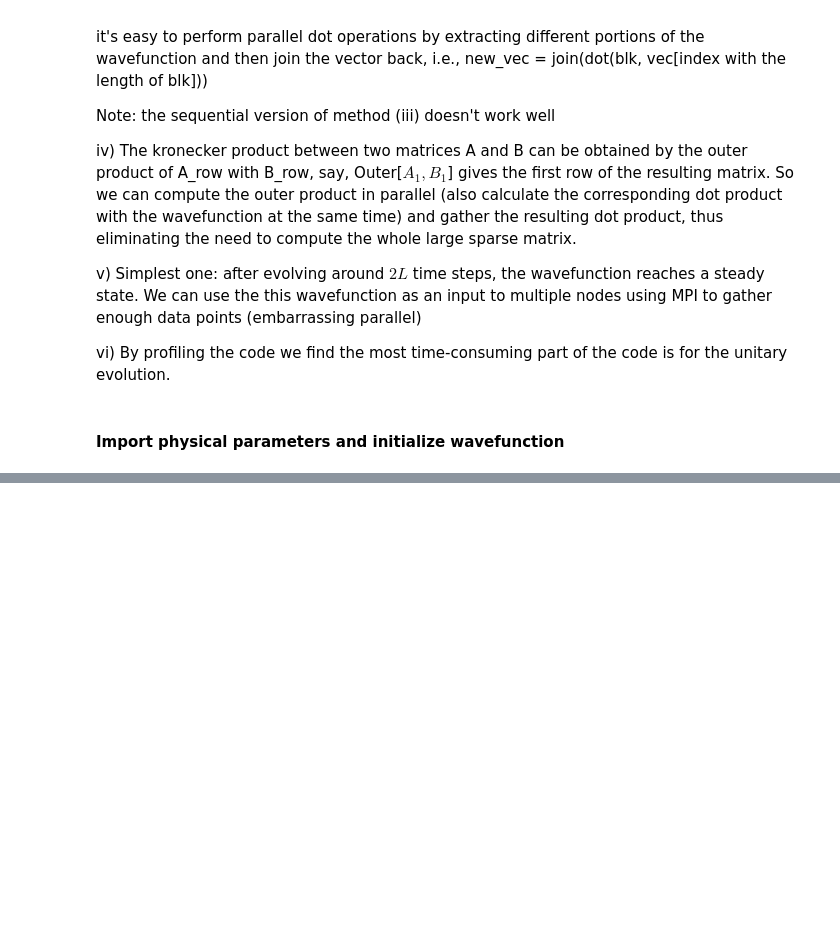
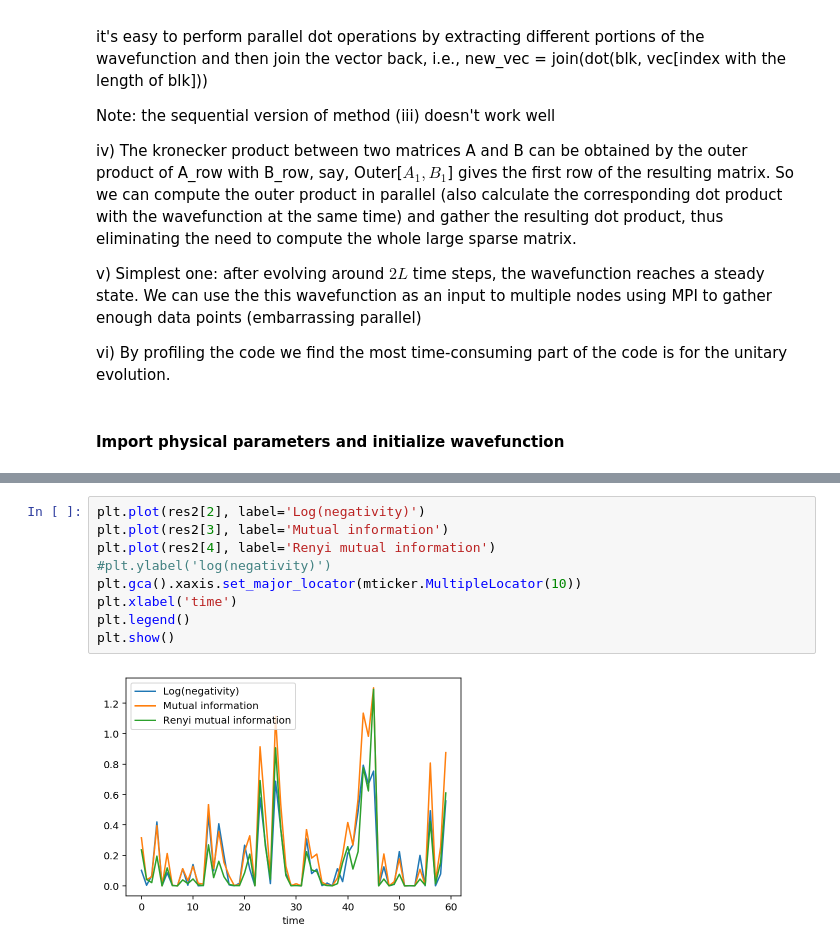
Before and after one commit to empyriumz/Entanglement-Dynamics, a Jupyter notebook: time_evolution.ipynb, the cells around one changed output, grey strips where cells are left out. Cells and saved outputs as stored; diff of their text form; blank space fills up the shorter version.

```diff
--- a/time_evolution.ipynb
+++ b/time_evolution.ipynb
@@ -105,0 +209,11 @@ plt.show()
+# %%
+plt.plot(res2[2], label='Log(negativity)')
+plt.plot(res2[3], label='Mutual information')
+plt.plot(res2[4], label='Renyi mutual information')
+#plt.ylabel('log(negativity)')
+plt.gca().xaxis.set_major_locator(mticker.MultipleLocator(10))
+plt.xlabel('time')
+plt.legend()
+plt.show()
+# %% [output]
+[figure, added]
```
Also changed, not shown: parts of 8 cells of this notebook.
